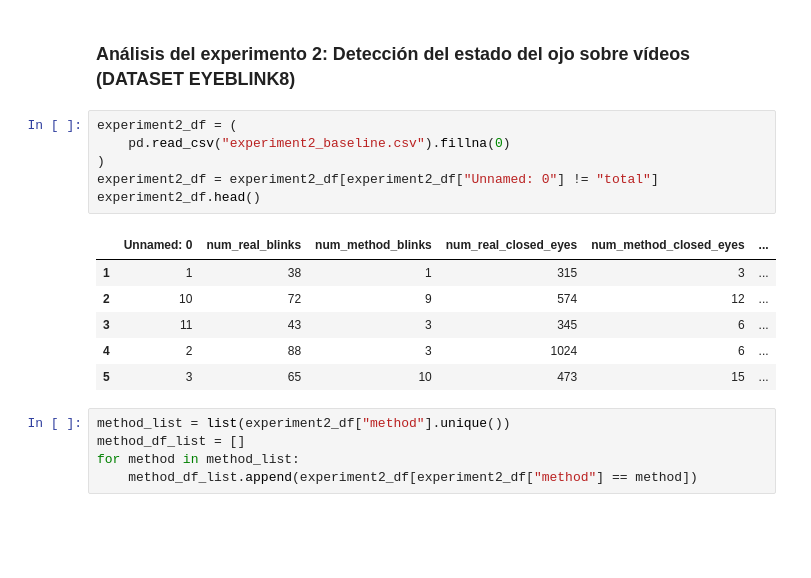
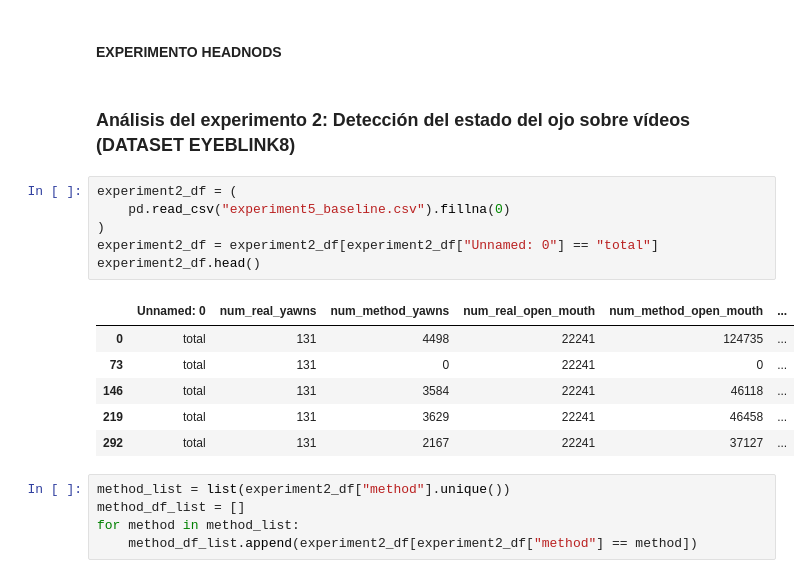
Before and after one commit to vidyc/Driver-Drowsiness-Detection-TFG, a Jupyter notebook: analisis_experimentos.ipynb, the cells around one changed output. Drawn from its saved outputs; the diff is of its cells as text; blank space fills up the shorter version.

```diff
--- a/analisis_experimentos.ipynb
+++ b/analisis_experimentos.ipynb
@@ -12,18 +7,20 @@ c:\Users\adrim\.conda\envs\TFG\lib\site-packages\numpy\.libs\libopenblas.XWYDX2I
+# %% [markdown]
+#### EXPERIMENTO HEADNODS
 # %% [markdown]
 ### Análisis del experimento 2: Detección del estado del ojo sobre vídeos (DATASET EYEBLINK8)
 # %%
 experiment2_df = (
-    pd.read_csv("experiment2_baseline.csv").fillna(0)
+    pd.read_csv("experiment5_baseline.csv").fillna(0)
 )
-experiment2_df = experiment2_df[experiment2_df["Unnamed: 0"] != "total"]
+experiment2_df = experiment2_df[experiment2_df["Unnamed: 0"] == "total"]
 experiment2_df.head()
 # %% [output]
-|  | Unnamed: 0 | num_real_blinks | num_method_blinks | num_real_closed_eyes | num_method_closed_eyes | ... |
-| 1 | 1 | 38 | 1 | 315 | 3 | ... |
-| 2 | 10 | 72 | 9 | 574 | 12 | ... |
-| 3 | 11 | 43 | 3 | 345 | 6 | ... |
-| 4 | 2 | 88 | 3 | 1024 | 6 | ... |
-| 5 | 3 | 65 | 10 | 473 | 15 | ... |
+|  | Unnamed: 0 | num_real_yawns | num_method_yawns | num_real_open_mouth | num_method_open_mouth | ... |
+| 0 | total | 131 | 4498 | 22241 | 124735 | ... |
+| 73 | total | 131 | 0 | 22241 | 0 | ... |
+| 146 | total | 131 | 3584 | 22241 | 46118 | ... |
+| 219 | total | 131 | 3629 | 22241 | 46458 | ... |
+| 292 | total | 131 | 2167 | 22241 | 37127 | ... |
 # %%
 method_list = list(experiment2_df["method"].unique())
 method_df_list = []
```
Also changed, not shown: parts of 6 cells of this notebook, 8 other files.
